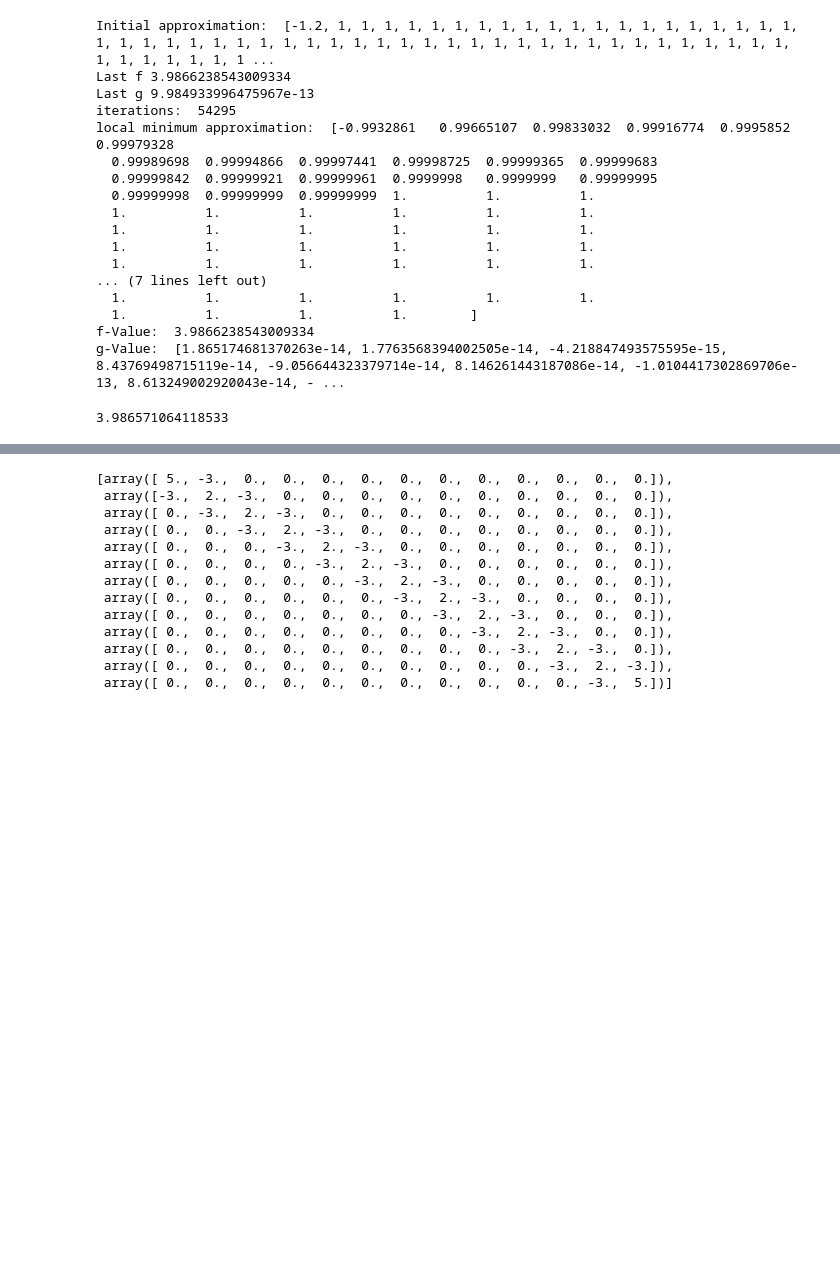
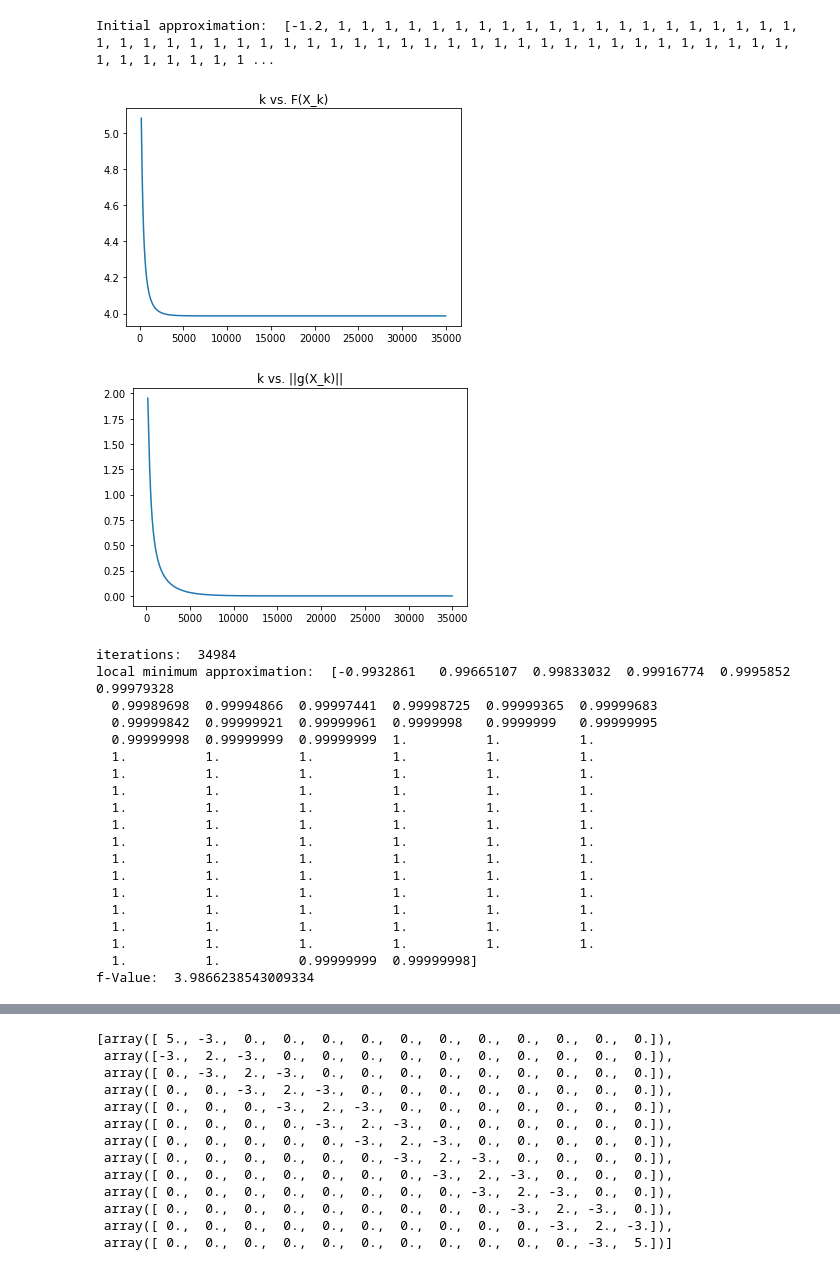
Before and after one commit to JairEsc/Mat_Apl, a Jupyter notebook: Opt_T4.ipynb, the cells around one changed output, grey strips where cells are left out. Saved outputs shown, nothing was run; the diff lists cells and outputs as text; code cells hidden in the pictures; blank space fills up the shorter version.

```diff
--- a/Opt_T4.ipynb
+++ b/Opt_T4.ipynb
@@ -24,18 +24,16 @@ def Steepest_descent(alpha,x_0,f,grad_f,tol_grad=10**(-4),max_iter=10**5,pr="Fal
         norm_grad=np.linalg.norm(grad_f(x_1))
         if(pr=='True'):
             F.append(f(x_0))
-
             G.append(np.linalg.norm(grad_f(x_0)))
-
     if(k==max_iter):
         print("There wasnt convergence after "+str(max_iter)+" iterations.\nLast iteration: "+str(x_1))
     else:
         if(pr=='True'):
-            plt.plot(F)
+            plt.plot(range(201,len(F)),F[200:-1])
             plt.title("k vs. F(X_k)")
             plt.show()
-            plt.plot(G)
-            plt.title("k vs. F(X_k)")
+            plt.plot(range(201,len(G)),G[200:-1])
+            plt.title("k vs. ||g(X_k)||")
             plt.show()
         print("iterations: ",k)
         return (x_1)
@@ -111,34 +126,35 @@ local minimum approximation:  [0.99988821 0.99977599]
 # %%
 #Case n=100----------------------------------
 n=100
 x_0=[]
 x_0.append(-1.2)
 for i in range(1,n-2):
     x_0.append(1)
 x_0.append(-1.2)
 x_0.append(1)
-loc_min=Steepest_descent(alpha=0.001,x_0=x_0,f=Rosembrok,grad_f=Rosembrok_grad,pr='True',tol_grad=10**(-12))#Si ploteo G[200:-1] se ve mas bonito.
+loc_min=Steepest_descent(alpha=0.001,x_0=x_0,f=Rosembrok,grad_f=Rosembrok_grad,pr='True',tol_grad=10**(-8))#Si ploteo G[200:-1] se ve mas bonito.
 print("local minimum approximation: ",(loc_min))
 print("f-Value: ",Rosembrok(loc_min))
 # %% [output]
 Initial approximation:  [-1.2, 1, 1, 1, 1, 1, 1, 1, 1, 1, 1, 1, 1, 1, 1, 1, 1, 1, 1, 1, 1, 1, 1, 1, 1, 1, 1, 1, 1, 1, 1, 1, 1, 1, 1, 1, 1, 1, 1, 1, 1, 1, 1, 1, 1, 1, 1, 1, 1, 1, 1, 1, 1, 1, 1, 1, 1, 1 ...
-Last f 3.9866238543009334
-Last g 9.984933996475967e-13
-iterations:  54295
-local minimum approximation:  [-0.9932861   0.99665107  0.99833032  0.99916774  0.9995852   0.99979328
-  0.99989698  0.99994866  0.99997441  0.99998725  0.99999365  0.99999683
-  0.99999842  0.99999921  0.99999961  0.9999998   0.9999999   0.99999995
-  0.99999998  0.99999999  0.99999999  1.          1.          1.
-  1.          1.          1.          1.          1.          1.
-  1.          1.          1.          1.          1.          1.
-  1.          1.          1.          1.          1.          1.
-  1.          1.          1.          1.          1.          1.
-... (7 lines left out)
-  1.          1.          1.          1.          1.          1.
-  1.          1.          1.          1.        ]
-f-Value:  3.9866238543009334
-g-Value:  [1.865174681370263e-14, 1.7763568394002505e-14, -4.218847493575595e-15, 8.43769498715119e-14, -9.056644323379714e-14, 8.146261443187086e-14, -1.0104417302869706e-13, 8.613249002920043e-14, - ...
+[figure, added]
+[figure, added]
+iterations:  34984
+local minimum approximation:  [-0.9932861   0.99665107  0.99833032  0.99916774  0.9995852   0.99979328
+  0.99989698  0.99994866  0.99997441  0.99998725  0.99999365  0.99999683
+  0.99999842  0.99999921  0.99999961  0.9999998   0.9999999   0.99999995
+  0.99999998  0.99999999  0.99999999  1.          1.          1.
+  1.          1.          1.          1.          1.          1.
+  1.          1.          1.          1.          1.          1.
+  1.          1.          1.          1.          1.          1.
+  1.          1.          1.          1.          1.          1.
+  1.          1.          1.          1.          1.          1.
+  1.          1.          1.          1.          1.          1.
+  1.          1.          1.          1.          1.          1.
+  1.          1.          1.          1.          1.          1.
+  1.          1.          1.          1.          1.          1.
+  1.          1.          1.          1.          1.          1.
+  1.          1.          1.          1.          1.          1.
+  1.          1.          1.          1.          1.          1.
+  1.          1.          0.99999999  0.99999998]
+f-Value:  3.9866238543009334
-# %%
--400*-0.9932861*(0.99665107-(-0.9932861)**2)
-# %% [output]
-3.986571064118533
```
Also changed, not shown: parts of 11 cells of this notebook.
